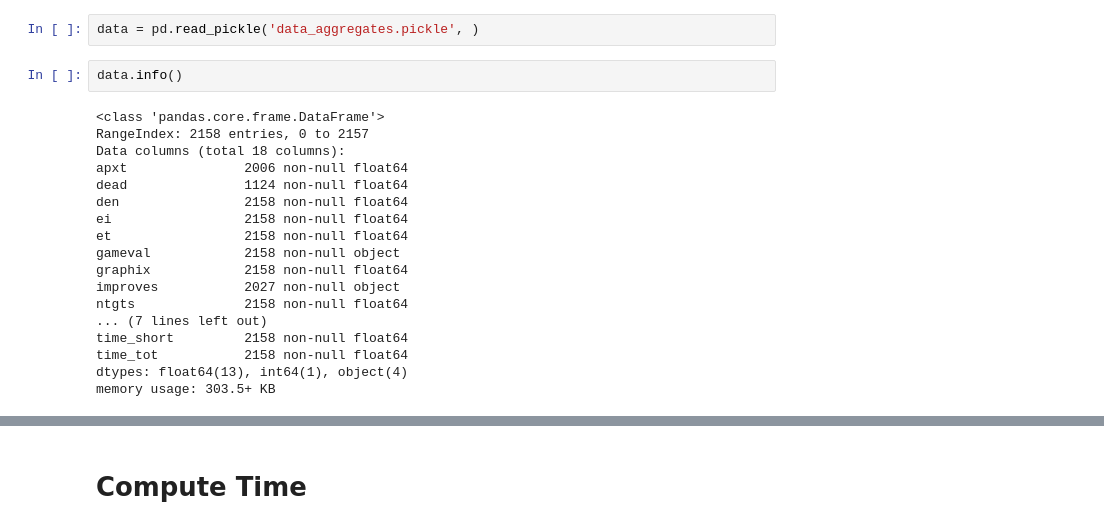
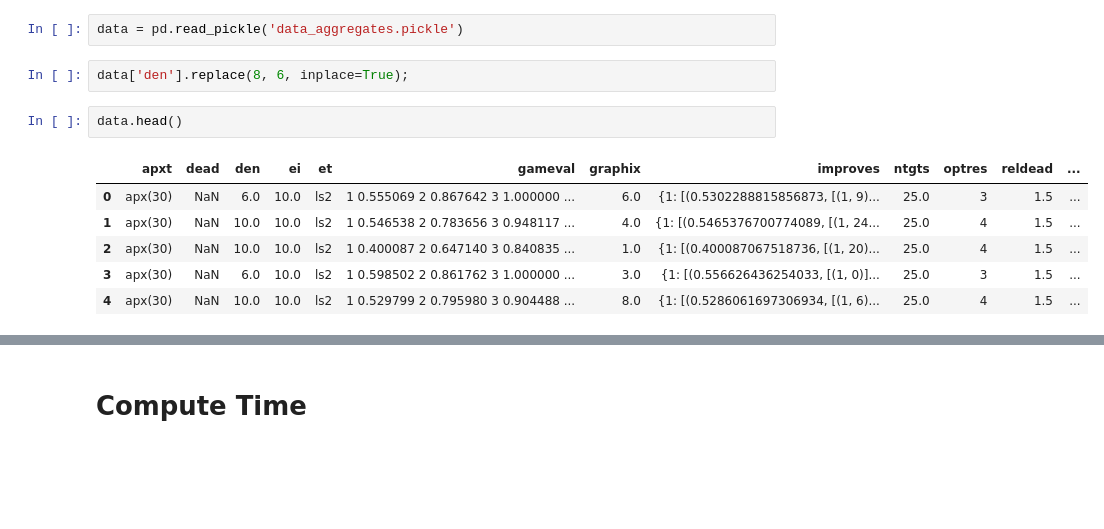
Before and after one commit to jacopodisi/mru_securitygame, a Jupyter notebook: analysis/data_analysis.ipynb, the cells around one changed output, grey strips where cells are left out. Cells and saved outputs as stored; diff of their text form; blank space fills up the shorter version.

Commit message:
[analysis] update of module to compute aggregate functions and the notbook for the analysis of data

```diff
--- a/analysis/data_analysis.ipynb
+++ b/analysis/data_analysis.ipynb
@@ -22,22 +86,13 @@ def plot_ratio_value(dead, den, tgt, gix, data):
 # %%
-data = pd.read_pickle('data_aggregates.pickle', )
+data = pd.read_pickle('data_aggregates.pickle')
+# %%
+data['den'].replace(8, 6, inplace=True);
 # %%
-data.info()
+data.head()
 # %% [output]
-<class 'pandas.core.frame.DataFrame'>
-RangeIndex: 2158 entries, 0 to 2157
-Data columns (total 18 columns):
-apxt               2006 non-null float64
-dead               1124 non-null float64
-den                2158 non-null float64
-ei                 2158 non-null float64
-et                 2158 non-null float64
-gameval            2158 non-null object
-graphix            2158 non-null float64
-improves           2027 non-null object
-ntgts              2158 non-null float64
-... (7 lines left out)
-time_short         2158 non-null float64
-time_tot           2158 non-null float64
-dtypes: float64(13), int64(1), object(4)
-memory usage: 303.5+ KB
+|  | apxt | dead | den | ei | et | gameval | graphix | improves | ntgts | optres | reldead | ... |
+| 0 | apx(30) | NaN | 6.0 | 10.0 | ls2 | 1 0.555069 2 0.867642 3 1.000000 ... | 6.0 | {1: [(0.5302288815856873, [(1, 9)... | 25.0 | 3 | 1.5 | ... |
+| 1 | apx(30) | NaN | 10.0 | 10.0 | ls2 | 1 0.546538 2 0.783656 3 0.948117 ... | 4.0 | {1: [(0.5465376700774089, [(1, 24... | 25.0 | 4 | 1.5 | ... |
+| 2 | apx(30) | NaN | 10.0 | 10.0 | ls2 | 1 0.400087 2 0.647140 3 0.840835 ... | 1.0 | {1: [(0.400087067518736, [(1, 20)... | 25.0 | 4 | 1.5 | ... |
+| 3 | apx(30) | NaN | 6.0 | 10.0 | ls2 | 1 0.598502 2 0.861762 3 1.000000 ... | 3.0 | {1: [(0.556626436254033, [(1, 0)]... | 25.0 | 3 | 1.5 | ... |
+| 4 | apx(30) | NaN | 10.0 | 10.0 | ls2 | 1 0.529799 2 0.795980 3 0.904488 ... | 8.0 | {1: [(0.5286061697306934, [(1, 6)... | 25.0 | 4 | 1.5 | ... |
```
Also changed, not shown: parts of 28 cells of this notebook, 1 other file.
